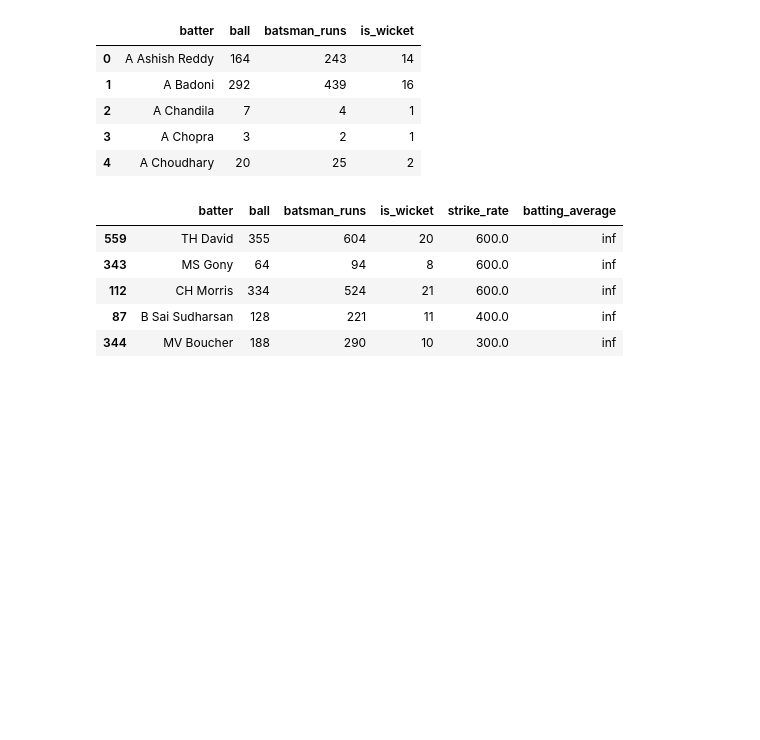
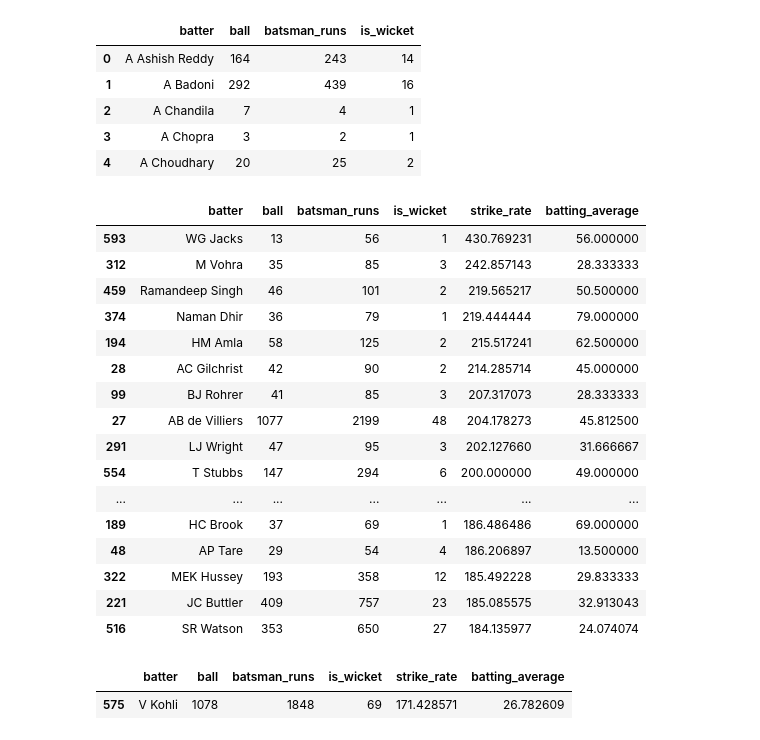
Before and after one commit to Daya-1-sgr/IPL_analysis, a Jupyter notebook: IPL_analysis.ipynb, the cells around one changed output. Drawn from its saved outputs; the diff is of its cells as text; code cells hidden in the pictures; blank space fills up the shorter version.

```diff
--- a/IPL_analysis.ipynb
+++ b/IPL_analysis.ipynb
@@ -236,13 +236,29 @@ finishing_stats.head()
 | 3 | A Chopra | 3 | 2 | 1 |
 | 4 | A Choudhary | 20 | 25 | 2 |
 # %%
-finishing_stats['strike_rate']=(finisher_stats['batsman_runs']/finisher_stats['ball'])*100
-finishing_stats['batting_average']=finisher_stats['batsman_runs']/finisher_stats['is_wicket']
-finishing_stats[finishing_stats['batsman_runs']>=50].sort_values(by='strike_rate',ascending=False).head()
+finishing_stats['strike_rate']=(finishing_stats['batsman_runs']/finishing_stats['ball'])*100
+finishing_stats['batting_average']=finishing_stats['batsman_runs']/finishing_stats['is_wicket']
+finishing_stats[finishing_stats['batsman_runs']>=50].sort_values(by='strike_rate',ascending=False).head(20)
 # %% [output]
 |  | batter | ball | batsman_runs | is_wicket | strike_rate | batting_average |
-| 559 | TH David | 355 | 604 | 20 | 600.0 | inf |
-| 343 | MS Gony | 64 | 94 | 8 | 600.0 | inf |
-| 112 | CH Morris | 334 | 524 | 21 | 600.0 | inf |
-| 87 | B Sai Sudharsan | 128 | 221 | 11 | 400.0 | inf |
-| 344 | MV Boucher | 188 | 290 | 10 | 300.0 | inf |
+| 593 | WG Jacks | 13 | 56 | 1 | 430.769231 | 56.000000 |
+| 312 | M Vohra | 35 | 85 | 3 | 242.857143 | 28.333333 |
+| 459 | Ramandeep Singh | 46 | 101 | 2 | 219.565217 | 50.500000 |
+| 374 | Naman Dhir | 36 | 79 | 1 | 219.444444 | 79.000000 |
+| 194 | HM Amla | 58 | 125 | 2 | 215.517241 | 62.500000 |
+| 28 | AC Gilchrist | 42 | 90 | 2 | 214.285714 | 45.000000 |
+| 99 | BJ Rohrer | 41 | 85 | 3 | 207.317073 | 28.333333 |
+| 27 | AB de Villiers | 1077 | 2199 | 48 | 204.178273 | 45.812500 |
+| 291 | LJ Wright | 47 | 95 | 3 | 202.127660 | 31.666667 |
+| 554 | T Stubbs | 147 | 294 | 6 | 200.000000 | 49.000000 |
+| ... | ... | ... | ... | ... | ... | ... |
+| 189 | HC Brook | 37 | 69 | 1 | 186.486486 | 69.000000 |
+| 48 | AP Tare | 29 | 54 | 4 | 186.206897 | 13.500000 |
+| 322 | MEK Hussey | 193 | 358 | 12 | 185.492228 | 29.833333 |
+| 221 | JC Buttler | 409 | 757 | 23 | 185.085575 | 32.913043 |
+| 516 | SR Watson | 353 | 650 | 27 | 184.135977 | 24.074074 |
+# %%
+finishing_stats[finishing_stats['batter']=='V Kohli'].head()
+# %% [output]
+|  | batter | ball | batsman_runs | is_wicket | strike_rate | batting_average |
+| 575 | V Kohli | 1078 | 1848 | 69 | 171.428571 | 26.782609 |
```
